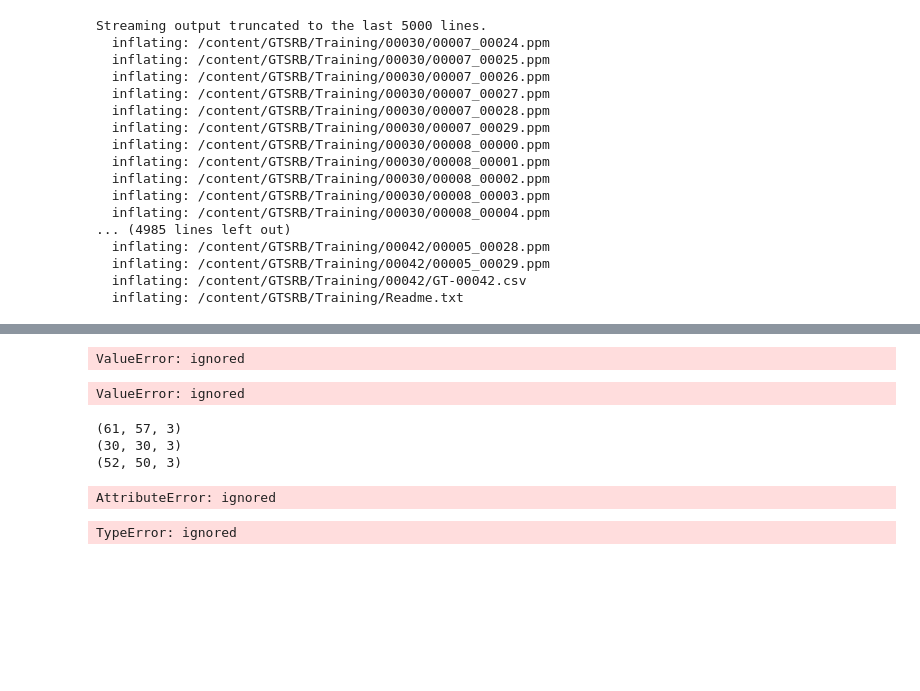
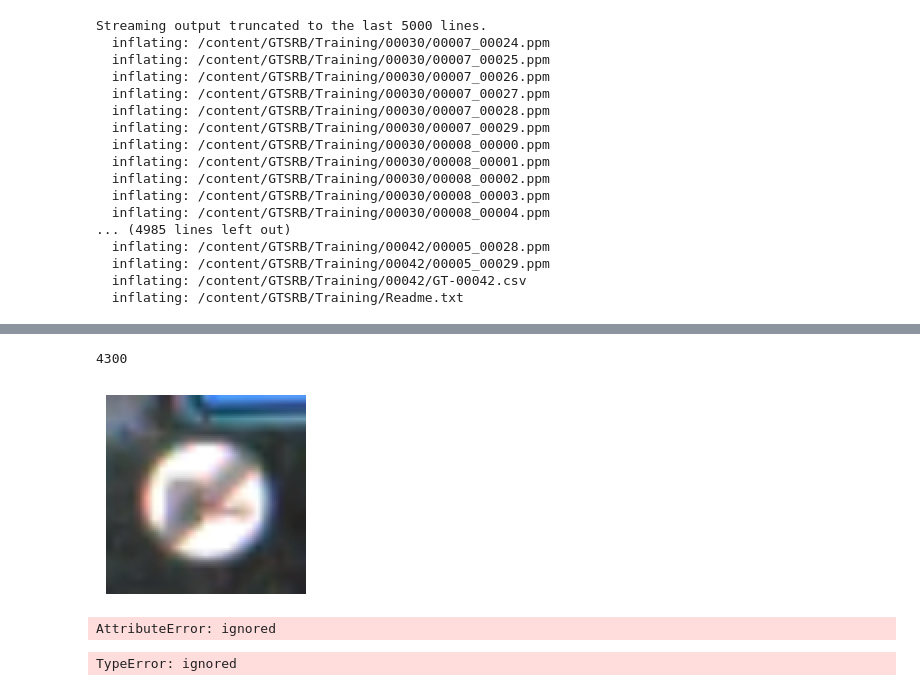
Before and after one commit to stellagerantoni/learning-time-series-counterfactuals, a Jupyter notebook: traffic_lights_notworking.ipynb, the cells around one changed output, grey strips where cells are left out. Saved outputs shown, nothing was run; the diff lists cells and outputs as text; code cells hidden in the pictures; blank space fills up the shorter version.

```diff
--- a/traffic_lights_notworking.ipynb
+++ b/traffic_lights_notworking.ipynb
@@ -48,7 +67,9 @@ test_labels = []
 root_folder = '/content/GTSRB/Training/'
 for class_id in range(43):
   path = os.path.join(root_folder, str(class_id).zfill(5))
-  for file in os.listdir(path)[:100]:
-    img  = Image.open(os.path.join(path, file))
-    train_images.append(img)
+  dir_list = sorted(os.listdir(path))
+  for file in dir_list[:100]:
+    img = cv2.imread(os.path.join(path, file))
+    resized_img = cv2.resize(img, (100, 100))
+    train_images.append(resized_img)
     train_labels.append(class_id)
@@ -75,29 +96,25 @@ for class_id in range(43):
-# %%
-train_images = np.array(train_images)
-train_labels = np.array(train_labels)
-validation_images = np.array(validation_images)
-validation_labels = np.array(validation_labels)
-test_images = np.array(test_images)
-test_labels = np.array(test_labels)
-# %%
-if train_images[2]:
-  print("its none")
-# %% [output]
-ValueError: ignored
-# %%
-for i in range(len(train_images)):
-  if train_images[i] == None:
-    print("None in index")
-# %% [output]
-ValueError: ignored
+# %%
+len(train_images)
+# %% [output]
+4300
+# %%
+plt.figure(figsize=(15, 15))
+for j in range(len(train_images)):
+  if j %100 == 0:
+    for i, image in enumerate(train_images[j:j+1]):
+      #plt.subplot(nrows, ncols, index)
+      plt.subplot(5, 1, i+1)
+      plt.imshow(image)
+      plt.axis('off')
+
+plt.show()
+# %% [output]
+[figure, added]
 # %%
 for i in range(5):
   print(train_images[i].shape)
 # %% [output]
-(61, 57, 3)
-(30, 30, 3)
-(52, 50, 3)
+AttributeError: ignored
-AttributeError: ignored
 # %%
 plt.figure(figsize=(15, 15))
 for i, image in enumerate(train_images[:5]):
```
Also changed, not shown: parts of 7 cells of this notebook.
